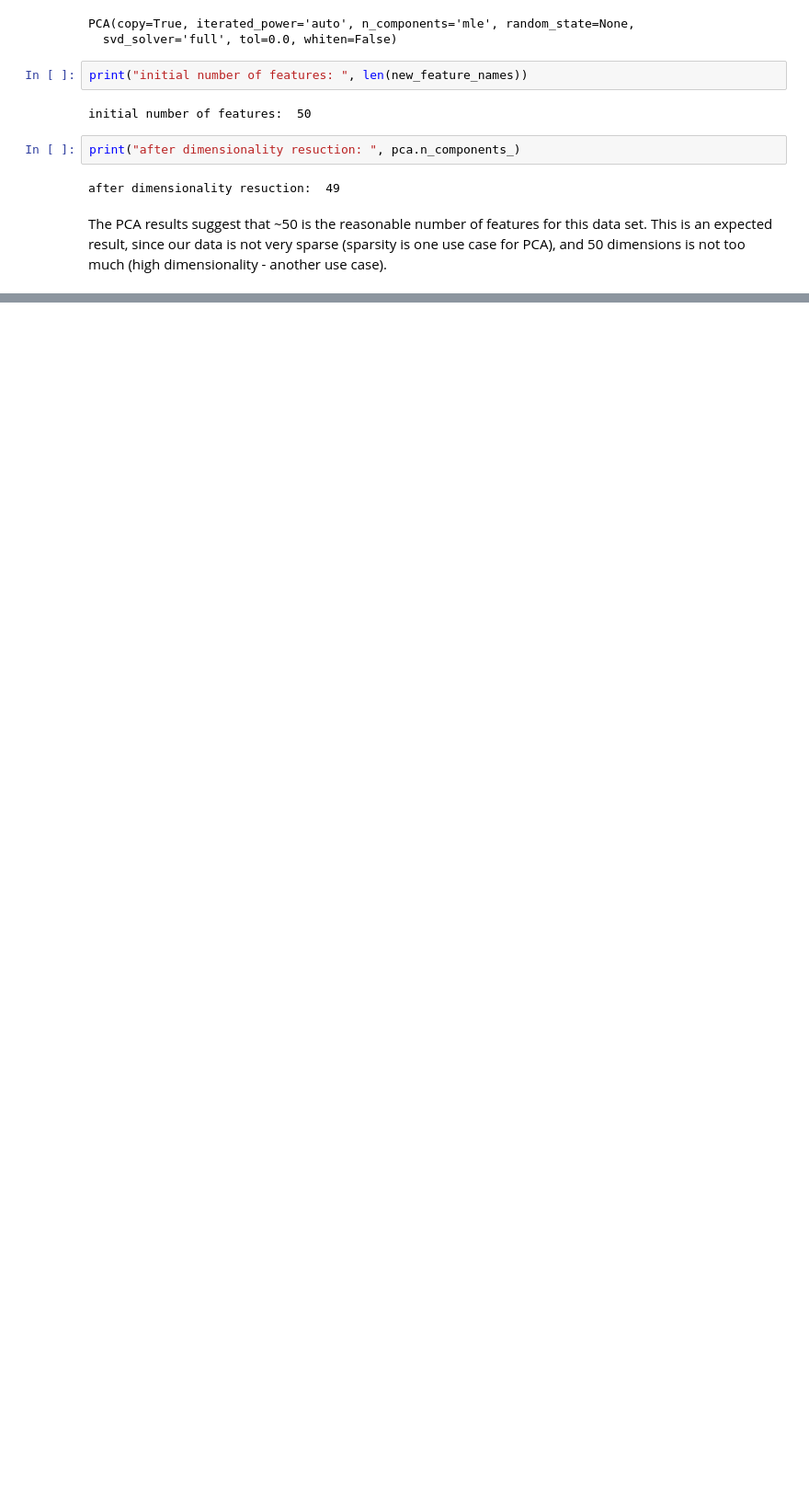
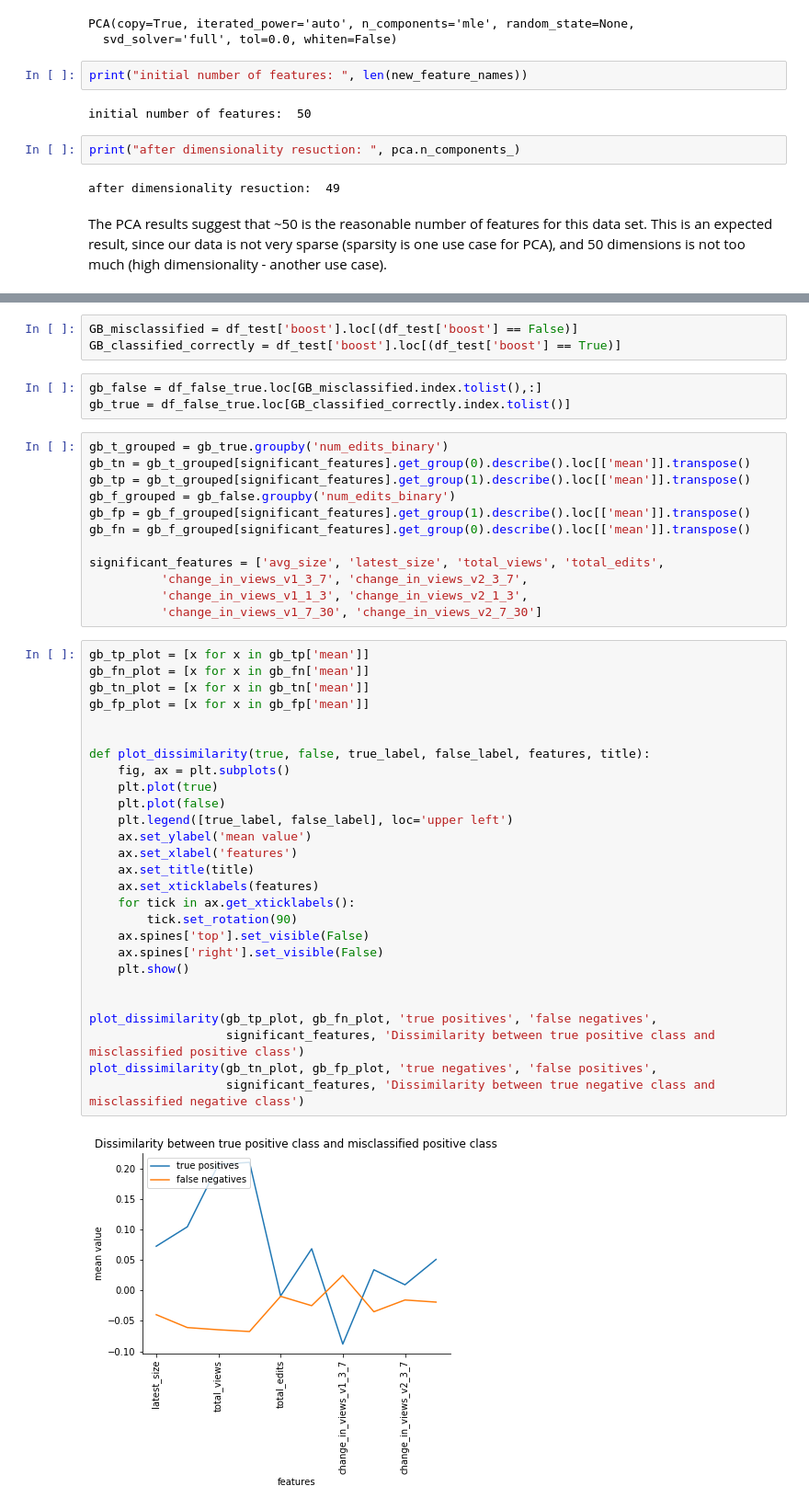
Before and after one commit to FajneFarita/Looking-for-a-Needle-in-a-Haystack-Predicting-Wikipedia-Edits, a Jupyter notebook: data/final/fall-2017-info-251-final-project-analysis-nnu.ipynb, the cells around one changed output, grey strips where cells are left out. Shown at 92% size. Drawn from its saved outputs; the diff is of its cells as text; blank space fills up the shorter version.

```diff
--- a/data/final/fall-2017-info-251-final-project-analysis-nnu.ipynb
+++ b/data/final/fall-2017-info-251-final-project-analysis-nnu.ipynb
@@ -1530,0 +1491,47 @@ The PCA results suggest that ~50 is the reasonable number of features for this d
+# %%
+GB_misclassified = df_test['boost'].loc[(df_test['boost'] == False)]
+GB_classified_correctly = df_test['boost'].loc[(df_test['boost'] == True)]
+# %%
+gb_false = df_false_true.loc[GB_misclassified.index.tolist(),:]
+gb_true = df_false_true.loc[GB_classified_correctly.index.tolist()]
+# %%
+gb_t_grouped = gb_true.groupby('num_edits_binary')
+gb_tn = gb_t_grouped[significant_features].get_group(0).describe().loc[['mean']].transpose()
+gb_tp = gb_t_grouped[significant_features].get_group(1).describe().loc[['mean']].transpose()
+gb_f_grouped = gb_false.groupby('num_edits_binary')
+gb_fp = gb_f_grouped[significant_features].get_group(1).describe().loc[['mean']].transpose()
+gb_fn = gb_f_grouped[significant_features].get_group(0).describe().loc[['mean']].transpose()
+
+significant_features = ['avg_size', 'latest_size', 'total_views', 'total_edits',
+          'change_in_views_v1_3_7', 'change_in_views_v2_3_7',
+          'change_in_views_v1_1_3', 'change_in_views_v2_1_3',
+          'change_in_views_v1_7_30', 'change_in_views_v2_7_30']
+# %%
+gb_tp_plot = [x for x in gb_tp['mean']]
+gb_fn_plot = [x for x in gb_fn['mean']]
+gb_tn_plot = [x for x in gb_tn['mean']]
+gb_fp_plot = [x for x in gb_fp['mean']]
+
+
+def plot_dissimilarity(true, false, true_label, false_label, features, title):
+    fig, ax = plt.subplots()
+    plt.plot(true)
+    plt.plot(false)
+    plt.legend([true_label, false_label], loc='upper left')
+    ax.set_ylabel('mean value')
+    ax.set_xlabel('features')
+    ax.set_title(title)
+    ax.set_xticklabels(features)
+    for tick in ax.get_xticklabels():
+        tick.set_rotation(90)
+    ax.spines['top'].set_visible(False)
+    ax.spines['right'].set_visible(False)
+    plt.show()
+
+
+plot_dissimilarity(gb_tp_plot, gb_fn_plot, 'true positives', 'false negatives',
+                   significant_features, 'Dissimilarity between true positive class and misclassified positive class')
+plot_dissimilarity(gb_tn_plot, gb_fp_plot, 'true negatives', 'false positives',
+                   significant_features, 'Dissimilarity between true negative class and misclassified negative class')
+# %% [output]
+[figure, added]
```
Also changed, not shown: parts of 27 cells of this notebook.
